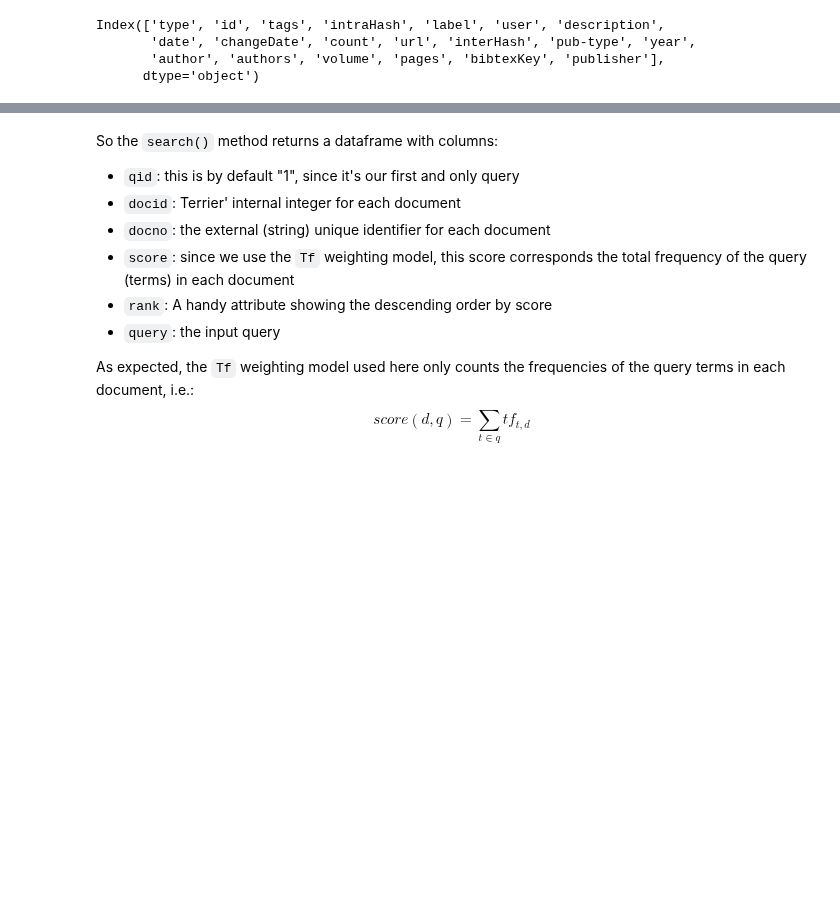
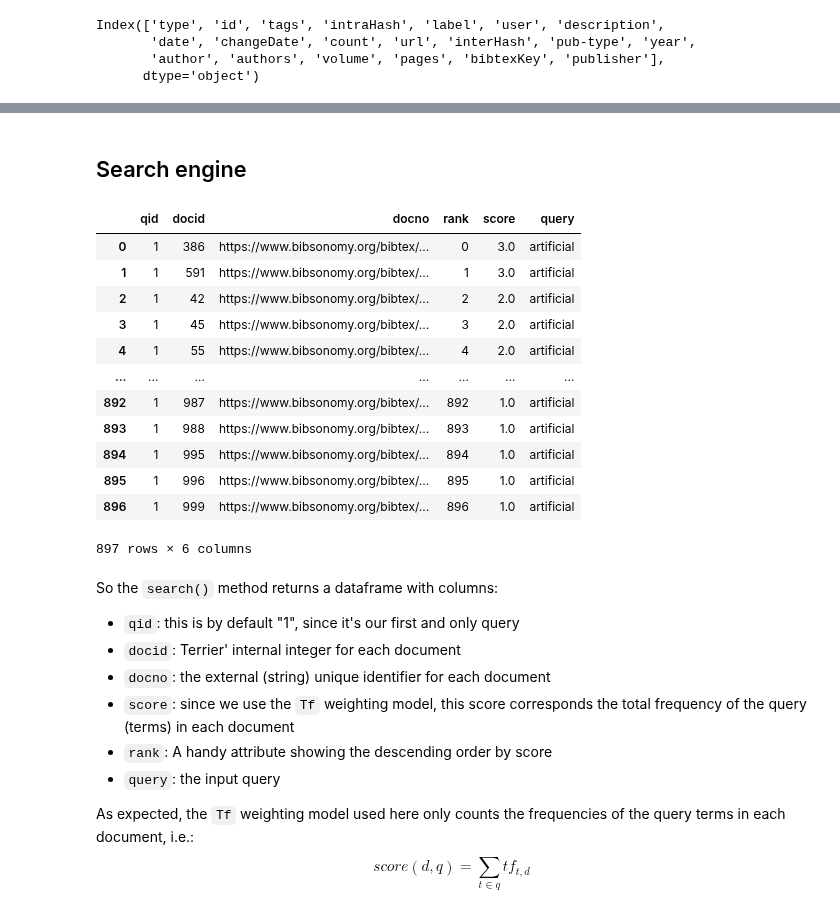
Before and after one commit to th-schmidt/2023-2024_Data_Librarian_Thomas_Schmidt, a Jupyter notebook: Modul_2/pyterrier-tut/pyterrier_intro-edit.ipynb, the cells around one changed output, grey strips where cells are left out. Cells and saved outputs as stored; diff of their text form; code cells hidden in the pictures; blank space fills up the shorter version.

```diff
--- a/Modul_2/pyterrier-tut/pyterrier_intro-edit.ipynb
+++ b/Modul_2/pyterrier-tut/pyterrier_intro-edit.ipynb
@@ -119,8 +223,24 @@ term_freq_dict_sorted[:top_k]
+# %% [markdown]
+## Search engine
 # %%
 #define our search engine
 search_engine = pt.BatchRetrieve(index, wmodel="Tf")
 # %%
-search_engine.search("system")
+search_engine.search("artificial")
+# %% [output]
+|  | qid | docid | docno | rank | score | query |
+| 0 | 1 | 386 | https://www.bibsonomy.org/bibtex/... | 0 | 3.0 | artificial |
+| 1 | 1 | 591 | https://www.bibsonomy.org/bibtex/... | 1 | 3.0 | artificial |
+| 2 | 1 | 42 | https://www.bibsonomy.org/bibtex/... | 2 | 2.0 | artificial |
+| 3 | 1 | 45 | https://www.bibsonomy.org/bibtex/... | 3 | 2.0 | artificial |
+| 4 | 1 | 55 | https://www.bibsonomy.org/bibtex/... | 4 | 2.0 | artificial |
+| ... | ... | ... | ... | ... | ... | ... |
+| 892 | 1 | 987 | https://www.bibsonomy.org/bibtex/... | 892 | 1.0 | artificial |
+| 893 | 1 | 988 | https://www.bibsonomy.org/bibtex/... | 893 | 1.0 | artificial |
+| 894 | 1 | 995 | https://www.bibsonomy.org/bibtex/... | 894 | 1.0 | artificial |
+| 895 | 1 | 996 | https://www.bibsonomy.org/bibtex/... | 895 | 1.0 | artificial |
+| 896 | 1 | 999 | https://www.bibsonomy.org/bibtex/... | 896 | 1.0 | artificial |
+897 rows × 6 columns
 # %% [markdown]
 So the `search()` method returns a dataframe with columns:
  - `qid`: this is by default "1", since it's our first and only query
```
Also changed, not shown: parts of 34 cells of this notebook, 5 other files.
